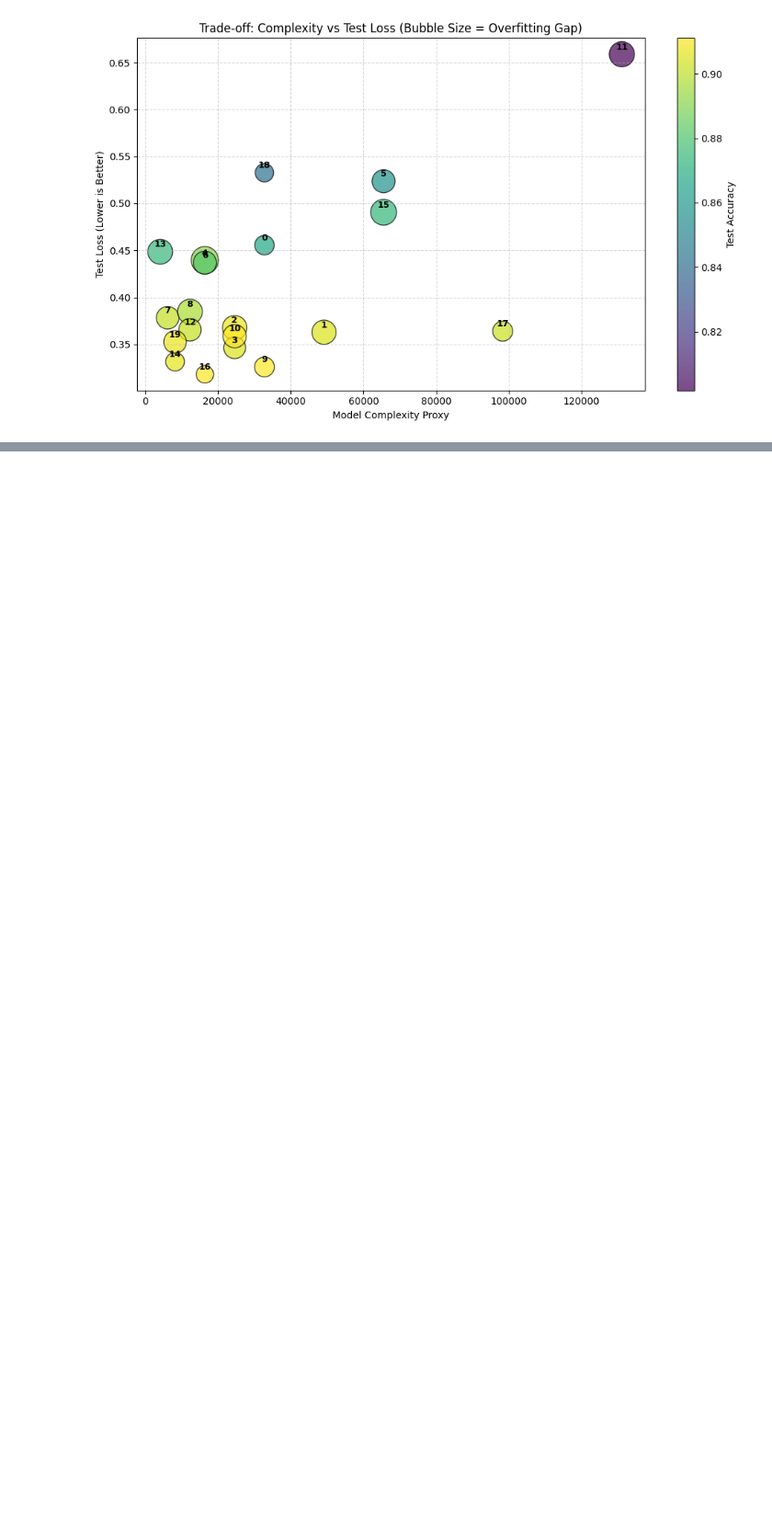
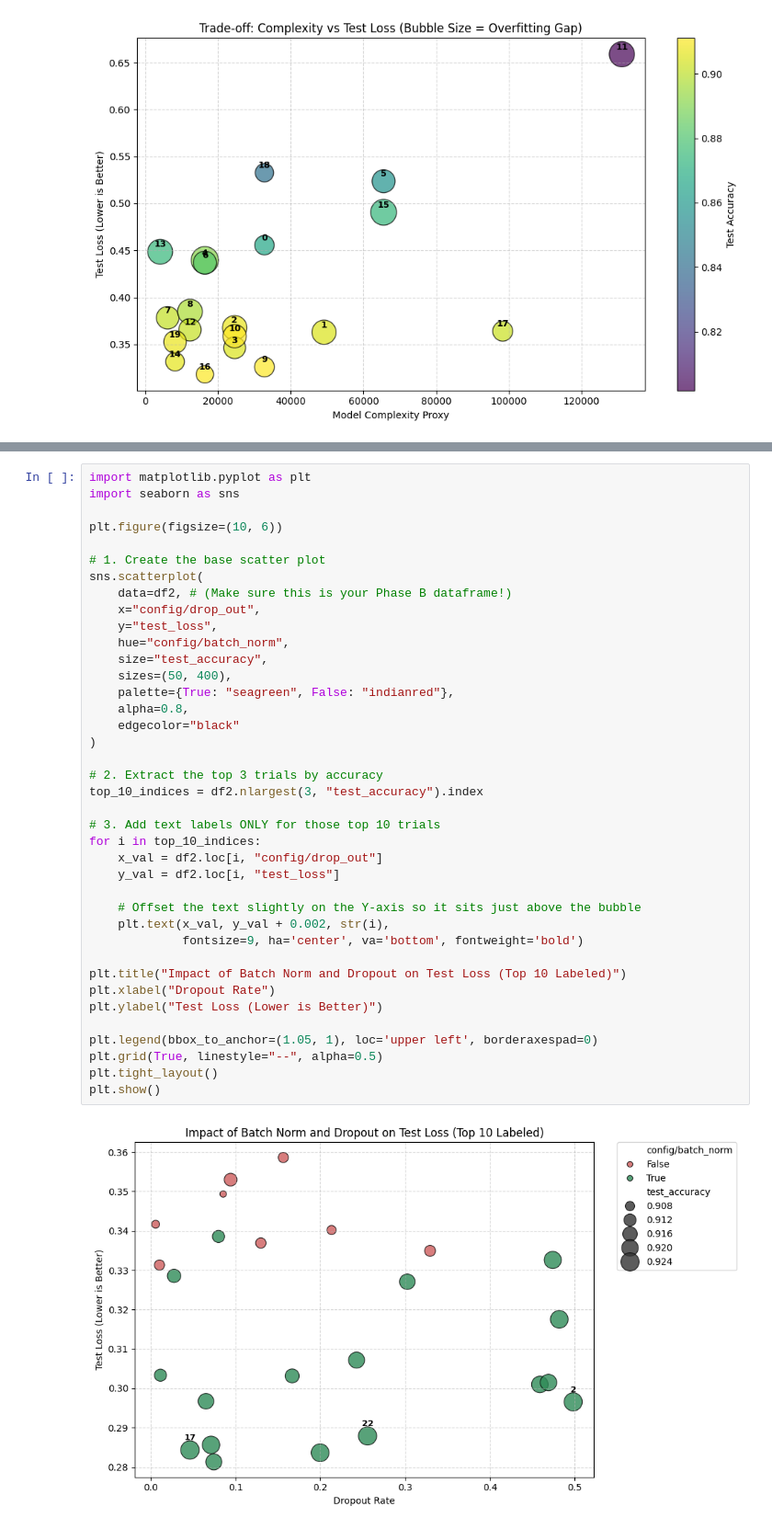
Before and after one commit to StevenBontius/Street-View-House-Numbers, a Jupyter notebook: notebooks/results.ipynb, the cells around one changed output, grey strips where cells are left out. Shown at 92% size. Saved outputs shown, nothing was run; the diff lists cells and outputs as text; blank space fills up the shorter version.

```diff
--- a/notebooks/results.ipynb
+++ b/notebooks/results.ipynb
@@ -121,0 +191,41 @@ plt.show()
+# %%
+import matplotlib.pyplot as plt
+import seaborn as sns
+
+plt.figure(figsize=(10, 6))
+
+# 1. Create the base scatter plot
+sns.scatterplot(
+    data=df2, # (Make sure this is your Phase B dataframe!)
+    x="config/drop_out",
+    y="test_loss",
+    hue="config/batch_norm",
+    size="test_accuracy",
+    sizes=(50, 400),
+    palette={True: "seagreen", False: "indianred"},
+    alpha=0.8,
+    edgecolor="black"
+)
+
+# 2. Extract the top 3 trials by accuracy
+top_10_indices = df2.nlargest(3, "test_accuracy").index
+
+# 3. Add text labels ONLY for those top 10 trials
+for i in top_10_indices:
+    x_val = df2.loc[i, "config/drop_out"]
+    y_val = df2.loc[i, "test_loss"]
+
+    # Offset the text slightly on the Y-axis so it sits just above the bubble
+    plt.text(x_val, y_val + 0.002, str(i),
+             fontsize=9, ha='center', va='bottom', fontweight='bold')
+
+plt.title("Impact of Batch Norm and Dropout on Test Loss (Top 10 Labeled)")
+plt.xlabel("Dropout Rate")
+plt.ylabel("Test Loss (Lower is Better)")
+
+plt.legend(bbox_to_anchor=(1.05, 1), loc='upper left', borderaxespad=0)
+plt.grid(True, linestyle="--", alpha=0.5)
+plt.tight_layout()
+plt.show()
+# %% [output]
+[figure, added]
```
Also changed, not shown: parts of 5 cells of this notebook, 5 other files.
